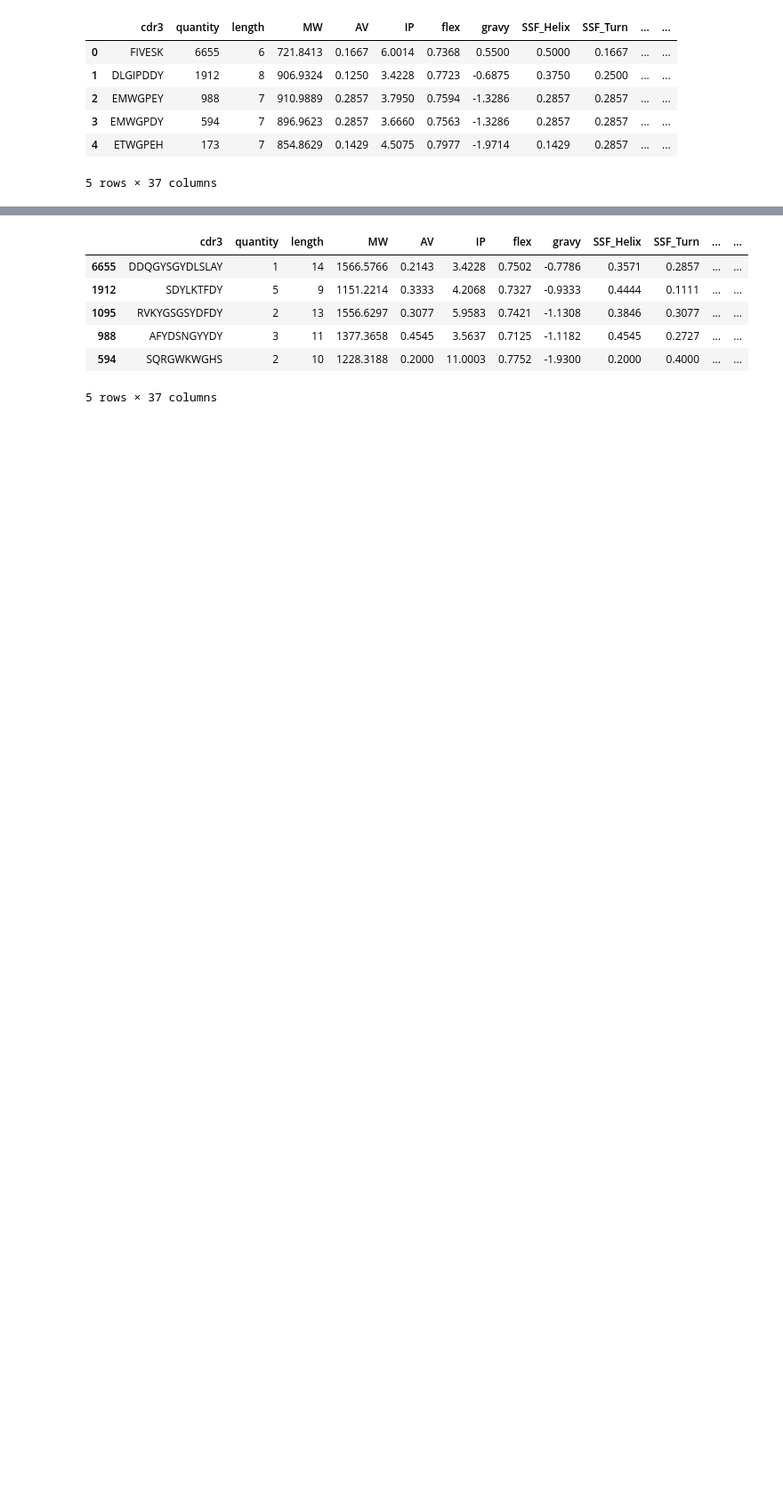
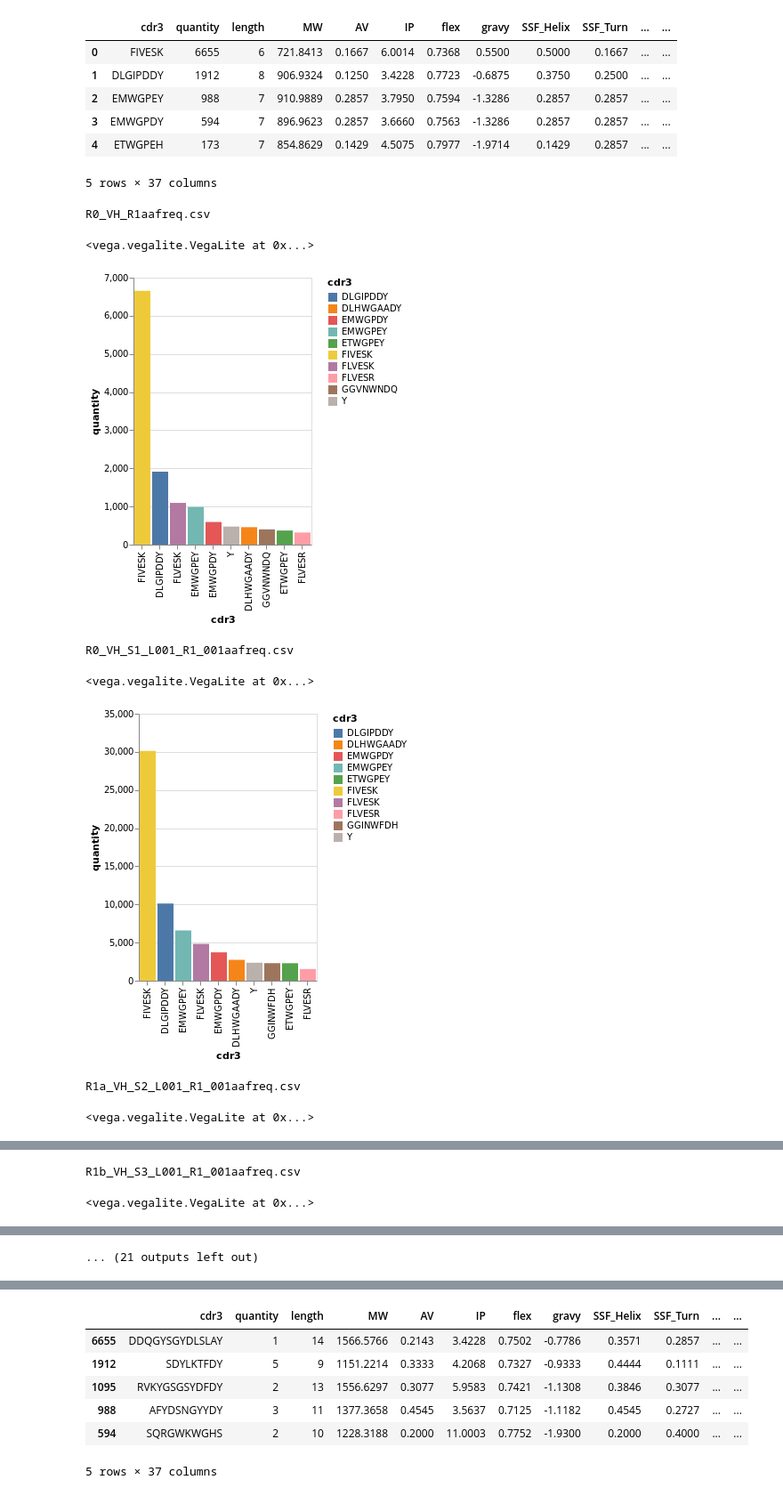
Before and after one commit to Cardosaum/attila, a Jupyter notebook: programs/improvements/cdr3-analysis/scripts/cdr3_visualization_v02.ipynb, the cells around one changed output, grey strips where cells are left out. Shown at 89% size. Cells and saved outputs as stored; diff of their text form; code cells hidden in the pictures; blank space fills up the shorter version.

```diff
--- a/programs/improvements/cdr3-analysis/scripts/cdr3_visualization_v02.ipynb
+++ b/programs/improvements/cdr3-analysis/scripts/cdr3_visualization_v02.ipynb
@@ -25,3 +25,20 @@ df.head()
 | 3 | EMWGPDY | 594 | 7 | 896.9623 | 0.2857 | 3.6660 | 0.7563 | -1.3286 | 0.2857 | 0.2857 | ... | ... |
 | 4 | ETWGPEH | 173 | 7 | 854.8629 | 0.1429 | 4.5075 | 0.7977 | -1.9714 | 0.1429 | 0.2857 | ... | ... |
 5 rows × 37 columns
+# %%
+for f in sorted(os.listdir(data_path)):
+    if f.endswith('csv') and f.startswith('R') and os.path.getsize(os.path.join(data_path, f)) >= 1000:
+        print(f)
+        df = pd.read_csv(os.path.join(data_path, f))
+        cdr_top_10 = df.sort_values(by='quantity', ascending=False)[:10]
+        alt.Chart(cdr_top_10).mark_bar().encode(alt.X('cdr3', sort=alt.EncodingSortField(field="quantity", op="count", order='ascending')), y='quantity', color=alt.Color('cdr3', sort=list(cdr_top_10['cdr3'].sort_values()))).configure(background='white').display()
+#         print(os.path.getsize(os.path.join(data_path, f)))
+# %% [output]
+R0_VH_R1aafreq.csv
+<vega.vegalite.VegaLite at 0x...>
+[figure, added]
+R0_VH_S1_L001_R1_001aafreq.csv
+<vega.vegalite.VegaLite at 0x...>
+[figure, added]
+R1a_VH_S2_L001_R1_001aafreq.csv
+<vega.vegalite.VegaLite at 0x...>
@@ -27,0 +46,2 @@ df.head()
+R1b_VH_S3_L001_R1_001aafreq.csv
+<vega.vegalite.VegaLite at 0x...>
@@ -27,0 +49 @@ df.head()
+... (21 outputs left out)
```
Also changed, not shown: parts of 6 cells of this notebook, 1 other file.
